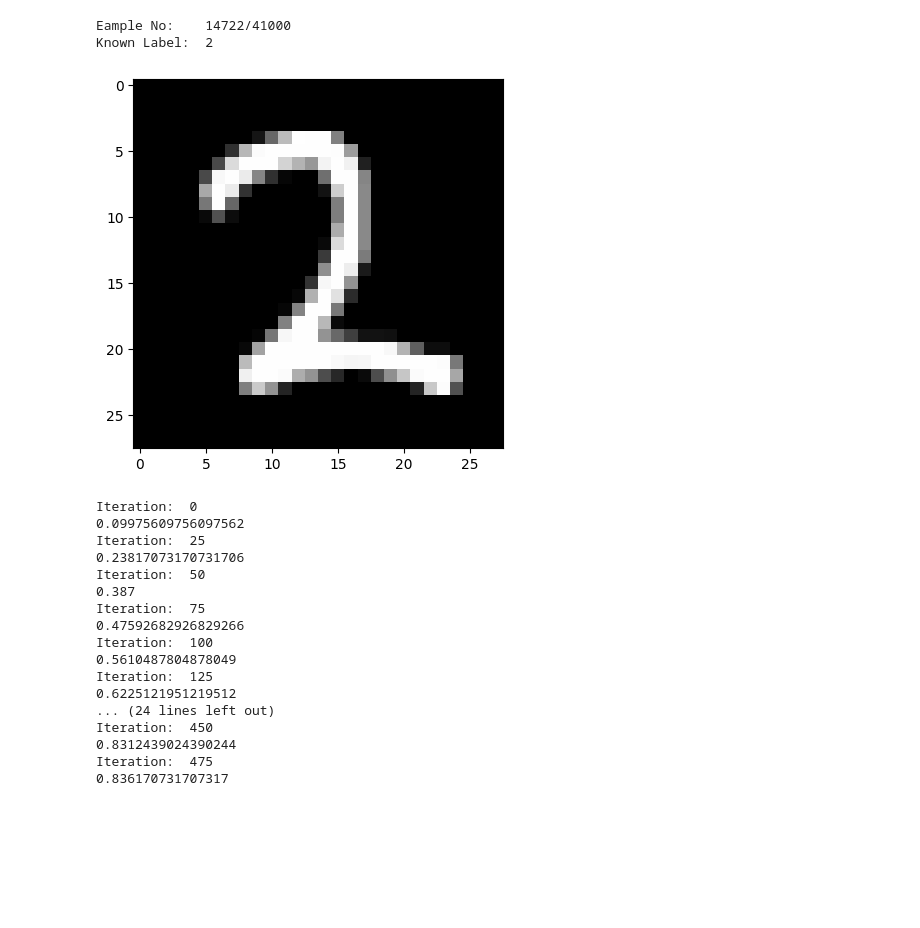
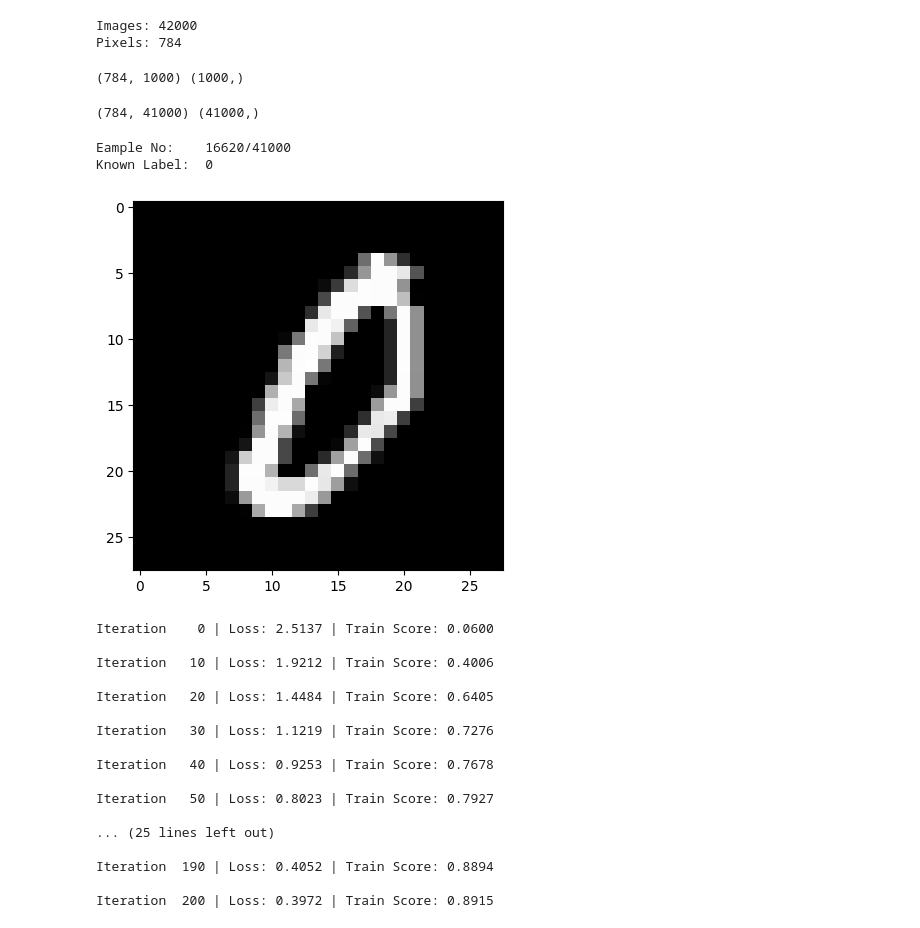
Before and after one commit to axtaylor/ml-concepts, a Jupyter notebook: Neural Networks/number_recognition_test.ipynb, the cells around one changed output. Drawn from its saved outputs; the diff is of its cells as text; code cells hidden in the pictures; blank space fills up the shorter version.

```diff
--- a/Neural Networks/number_recognition_test.ipynb
+++ b/Neural Networks/number_recognition_test.ipynb
@@ -7,48 +7,65 @@ from number_recognition_network import *
 df_pd = pd.read_csv('train.csv')
 df = np.array(df_pd)
 m, n = df.shape
+
+print("Images:", m, "\nPixels:", n-1)
+# %% [output]
+Images: 42000
+Pixels: 784
 # %%
+# Each column is an entry, rows are features.
+
 test_set = df[0:1000].T
 X_test, y_test = test_set[1:n]/255, test_set[0]
+
+print(X_test.shape, y_test.shape)
+# %% [output]
+(784, 1000) (1000,)
 # %%
+# Each column is an entry, rows are features.
+
 training_set = df[1000:m].T
 X_train, y_train = training_set[1:n]/255, training_set[0]
+
+print(X_train.shape, y_train.shape)
+# %% [output]
+(784, 41000) (41000,)
 # %%
 '''Data visualizer'''
 
 index = np.random.randint(0, X_train.shape[1])
 image = X_train[:, index, None]
 label = y_train[index]
 
 print("Eample No:   ", f"{index}/{y_train.size}")
 print("Known Label: ", label)
 
-plt.imshow(image.reshape((28, 28)) * 255, interpolation='nearest')
+plt.imshow(image.reshape((28, 28)), interpolation='nearest')
 plt.gray()
 plt.show()
 # %% [output]
-Eample No:    14722/41000
-Known Label:  2
+Eample No:    16620/41000
+Known Label:  0
-[figure, old version]
+[figure, new version]
 # %%
 '''Train the network'''
 
-weight_layer_1, bias_layer_1, weight_layer_2, bias_layer_2 = gradient_descent(X_train, y_train, 0.10, 500)
+weight_layer_1, bias_layer_1, weight_layer_2, bias_layer_2, training_log = gradient_descent(X_train, y_train, n_hidden=20, lr=0.1, n_iters=201)
 # %% [output]
-Iteration:  0
-0.09975609756097562
-Iteration:  25
-0.23817073170731706
-Iteration:  50
-0.387
-Iteration:  75
-0.47592682926829266
-Iteration:  100
-0.5610487804878049
-Iteration:  125
-0.6225121951219512
-... (24 lines left out)
-Iteration:  450
-0.8312439024390244
-Iteration:  475
-0.836170731707317
+Iteration    0 | Loss: 2.5137 | Train Score: 0.0600
+
+Iteration   10 | Loss: 1.9212 | Train Score: 0.4006
+
+Iteration   20 | Loss: 1.4484 | Train Score: 0.6405
+
+Iteration   30 | Loss: 1.1219 | Train Score: 0.7276
+
+Iteration   40 | Loss: 0.9253 | Train Score: 0.7678
+
+Iteration   50 | Loss: 0.8023 | Train Score: 0.7927
+
+... (25 lines left out)
+
+Iteration  190 | Loss: 0.4052 | Train Score: 0.8894
+
+Iteration  200 | Loss: 0.3972 | Train Score: 0.8915
```
Also changed, not shown: parts of 5 cells of this notebook, 1 other file.
